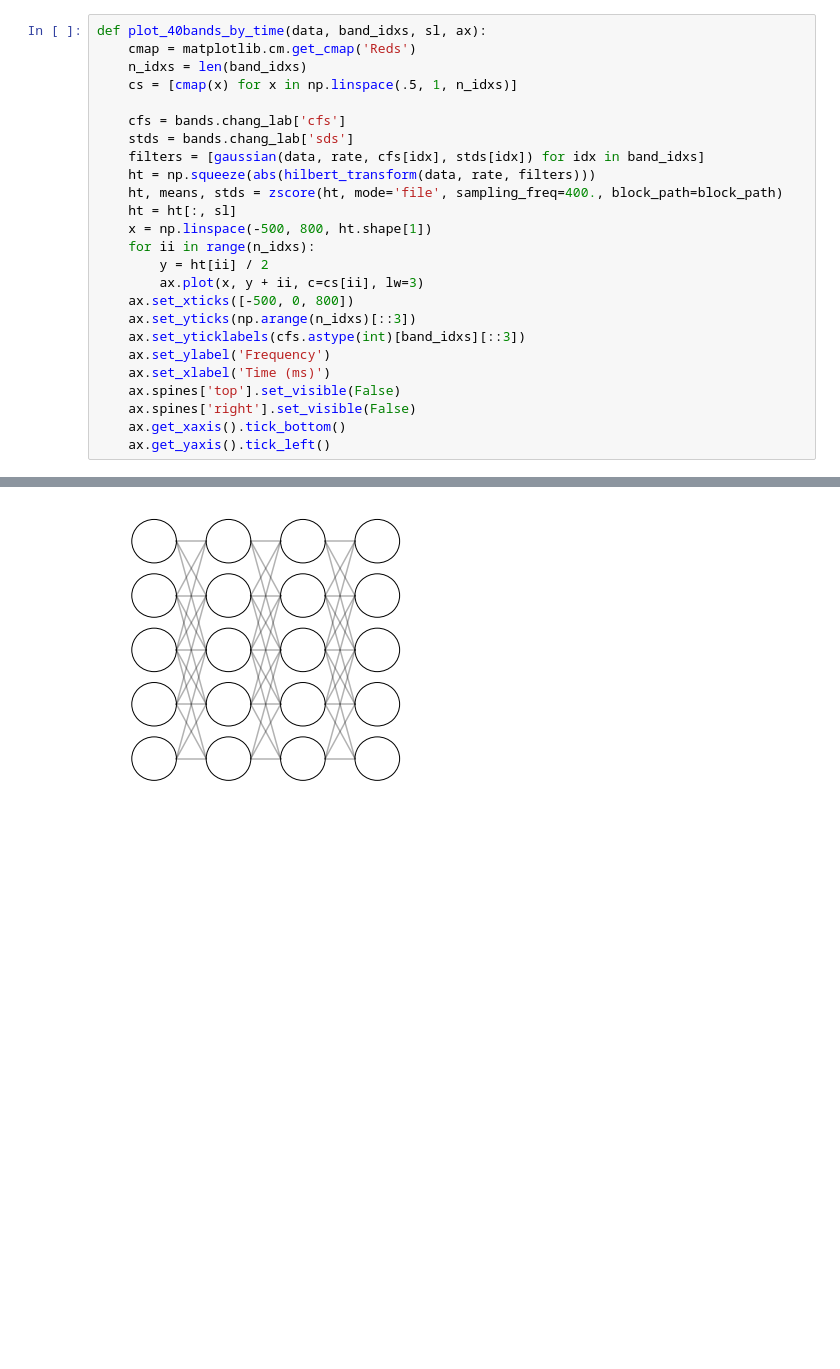
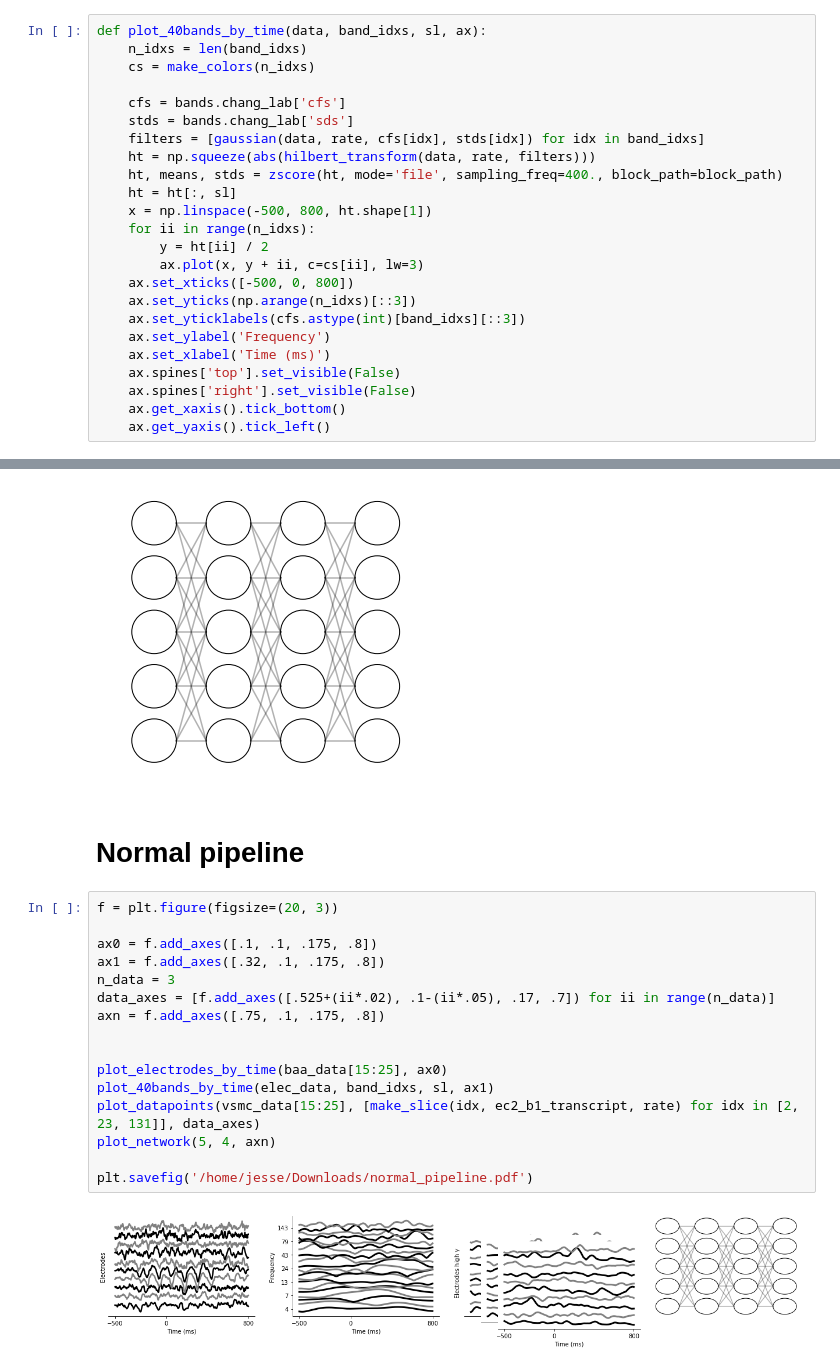
Before and after one commit to BouchardLab/cv_paper_plots, a Jupyter notebook: pipeline/pipeline_figure.ipynb, the cells around one changed output, grey strips where cells are left out. Cells and saved outputs as stored; diff of their text form; blank space fills up the shorter version.

```diff
--- a/pipeline/pipeline_figure.ipynb
+++ b/pipeline/pipeline_figure.ipynb
@@ -67,9 +80,8 @@ plt.savefig('/home/jesse/Downloads/electrodes.pdf')
 # Bandpassed electrode
 # %%
 def plot_40bands_by_time(data, band_idxs, sl, ax):
-    cmap = matplotlib.cm.get_cmap('Reds')
     n_idxs = len(band_idxs)
-    cs = [cmap(x) for x in np.linspace(.5, 1, n_idxs)]
+    cs = make_colors(n_idxs)
 
     cfs = bands.chang_lab['cfs']
     stds = bands.chang_lab['sds']
@@ -201,3 +215,23 @@ plot_network(5, 4, ax)
 #plt.savefig('/home/jesse/Downloads/bands.pdf')
 # %% [output]
 [figure]
+# %% [markdown]
+# Normal pipeline
+# %%
+f = plt.figure(figsize=(20, 3))
+
+ax0 = f.add_axes([.1, .1, .175, .8])
+ax1 = f.add_axes([.32, .1, .175, .8])
+n_data = 3
+data_axes = [f.add_axes([.525+(ii*.02), .1-(ii*.05), .17, .7]) for ii in range(n_data)]
+axn = f.add_axes([.75, .1, .175, .8])
+
+
+plot_electrodes_by_time(baa_data[15:25], ax0)
+plot_40bands_by_time(elec_data, band_idxs, sl, ax1)
+plot_datapoints(vsmc_data[15:25], [make_slice(idx, ec2_b1_transcript, rate) for idx in [2, 23, 131]], data_axes)
+plot_network(5, 4, axn)
+
+plt.savefig('/home/jesse/Downloads/normal_pipeline.pdf')
+# %% [output]
+[figure, added]
```
Also changed, not shown: parts of 8 cells of this notebook.
